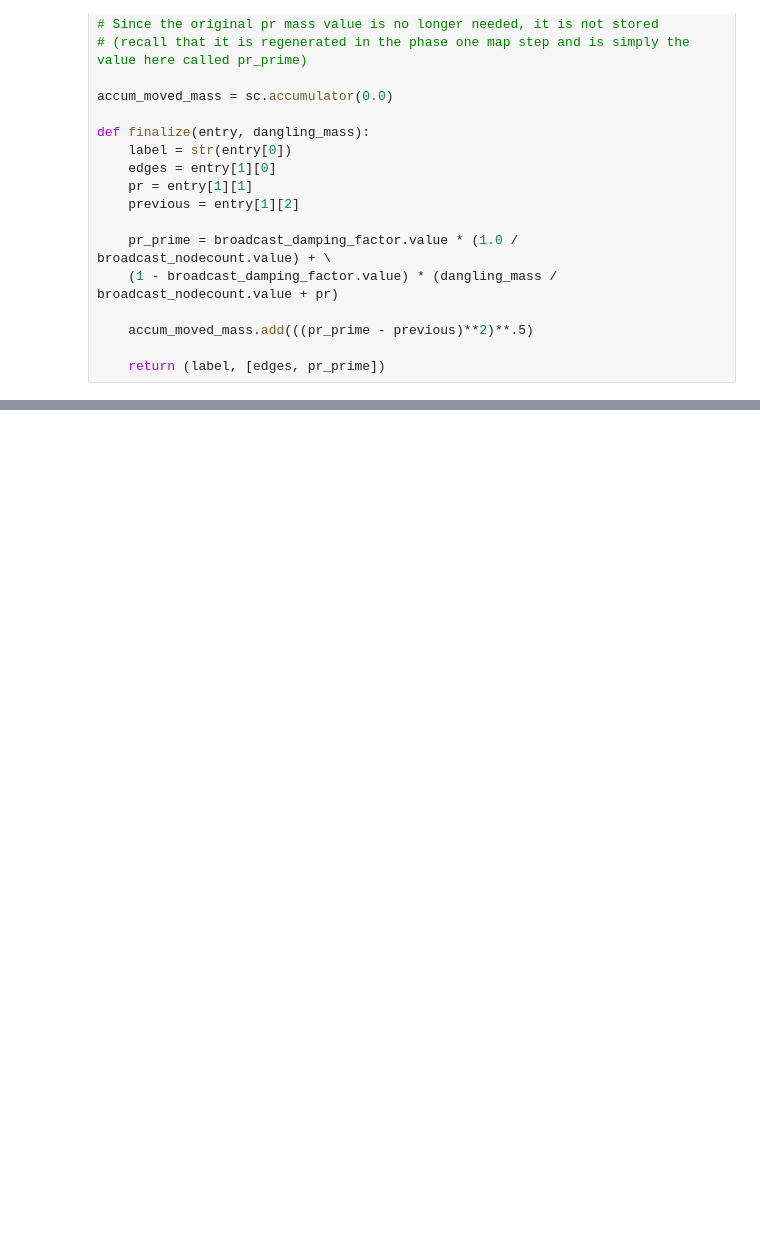
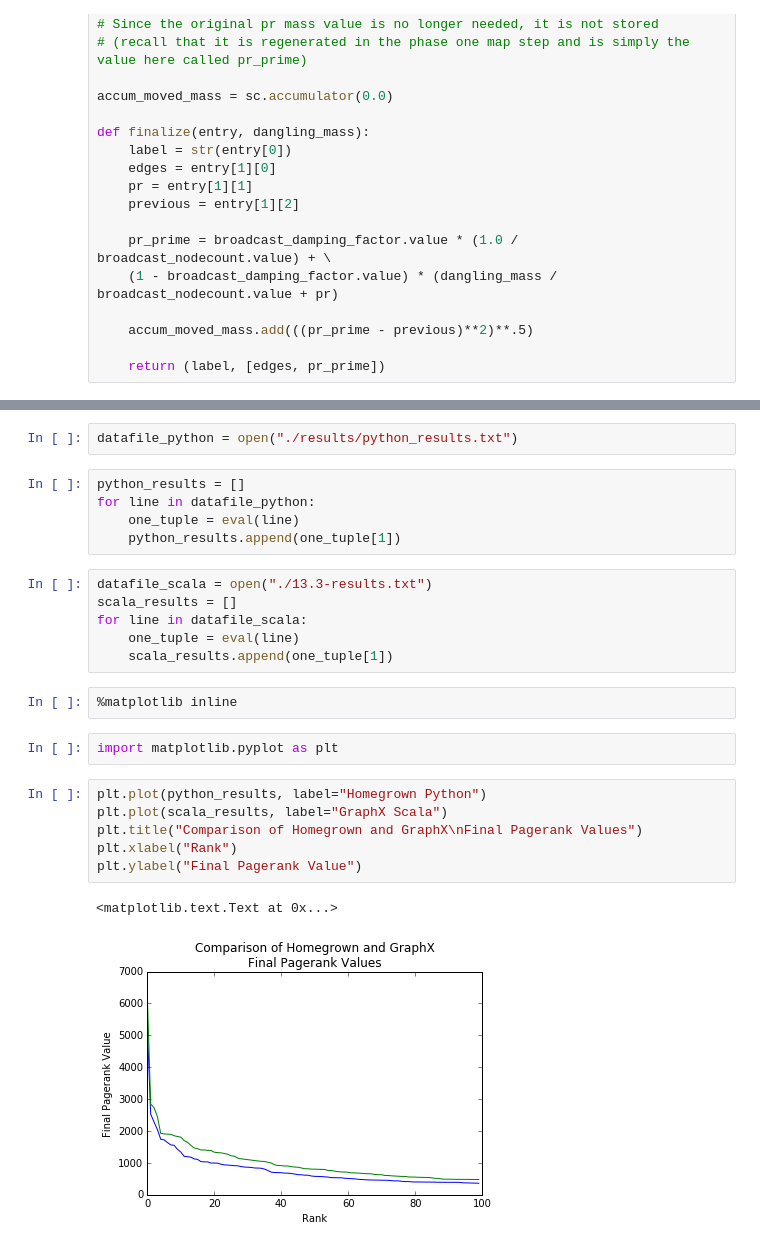
Before and after one commit to dails08/261, a Jupyter notebook: week13/HW13 - Redux.ipynb, the cells around one changed output, grey strips where cells are left out. Drawn from its saved outputs; the diff is of its cells as text; blank space fills up the shorter version.

```diff
--- a/week13/HW13 - Redux.ipynb
+++ b/week13/HW13 - Redux.ipynb
@@ -227,0 +327,26 @@ array_50_python[0]
+# %%
+datafile_python = open("./results/python_results.txt")
+# %%
+python_results = []
+for line in datafile_python:
+    one_tuple = eval(line)
+    python_results.append(one_tuple[1])
+# %%
+datafile_scala = open("./13.3-results.txt")
+scala_results = []
+for line in datafile_scala:
+    one_tuple = eval(line)
+    scala_results.append(one_tuple[1])
+# %%
+%matplotlib inline
+# %%
+import matplotlib.pyplot as plt
+# %%
+plt.plot(python_results, label="Homegrown Python")
+plt.plot(scala_results, label="GraphX Scala")
+plt.title("Comparison of Homegrown and GraphX\nFinal Pagerank Values")
+plt.xlabel("Rank")
+plt.ylabel("Final Pagerank Value")
+# %% [output]
+<matplotlib.text.Text at 0x...>
+[figure, added]
```
Also changed, not shown: parts of 10 cells of this notebook.
